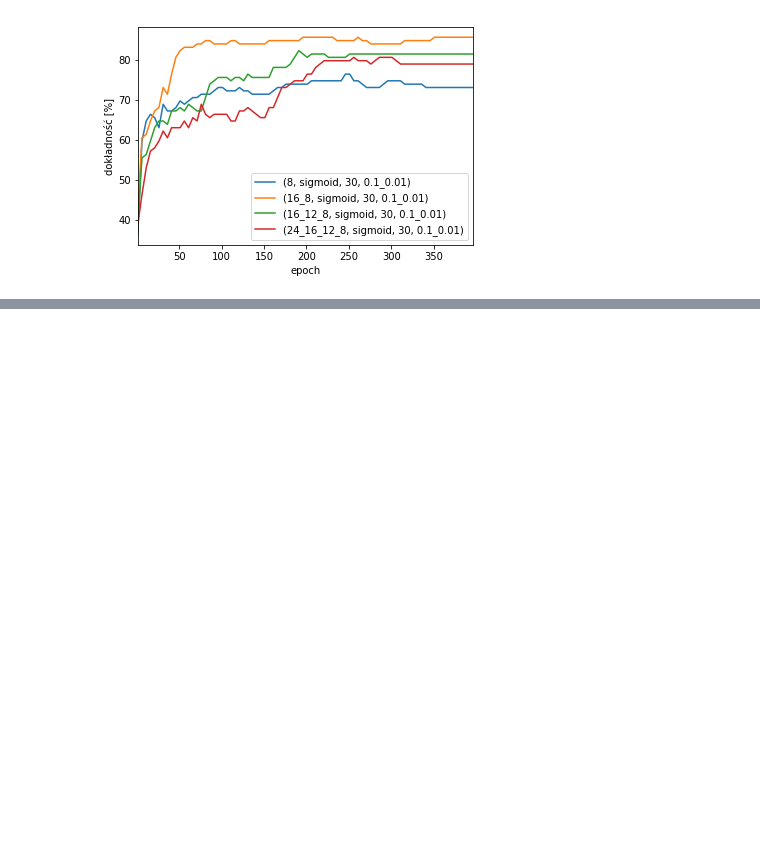
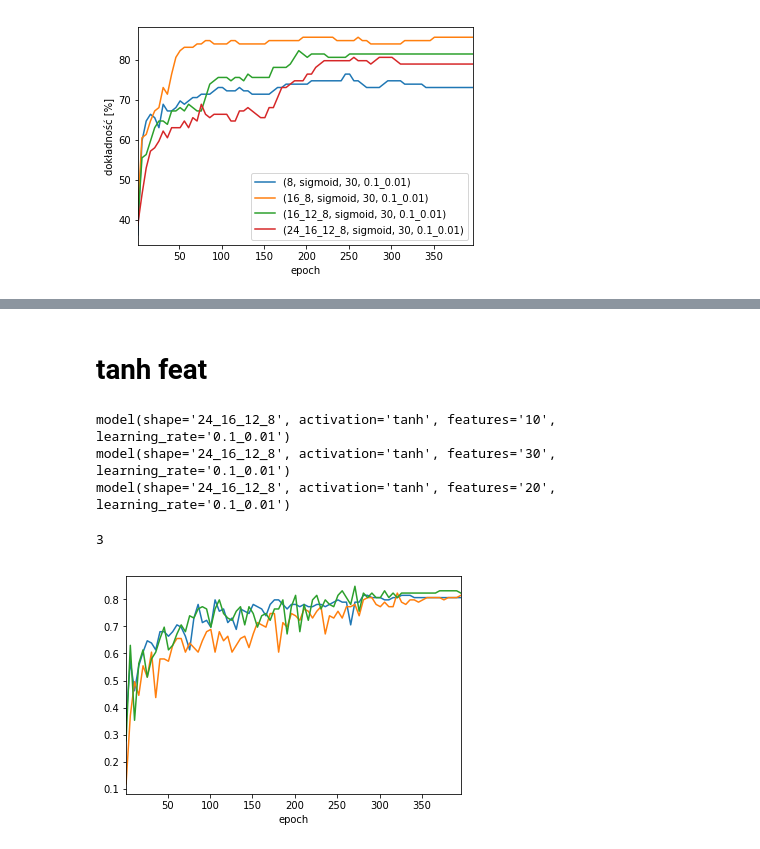
Before and after one commit to matbur/inz-doc, a Jupyter notebook: parse-tests.ipynb, the cells around one changed output, grey strips where cells are left out. Drawn from its saved outputs; the diff is of its cells as text; code cells hidden in the pictures; blank space fills up the shorter version.

```diff
--- a/parse-tests.ipynb
+++ b/parse-tests.ipynb
@@ -183,0 +229,10 @@ Index(['test_accuracy', 'test_loss'], dtype='object')
+# %%
+df0 = data['testing'][l[0]]
+df1 = data['testing'][l[1]]
+df2 = data['testing'][l[2]]
+print(df1.columns)
+df = pd.concat([df1, df2, df0], axis=1)
+for i, j in df.iterrows():
+    if i != 1 and i % 10:
+        continue
+    print(r'{} & {} \\ \hline'.format(i, ' & '.join([f'{i:.3f}' for i in j])))
@@ -183,0 +257,26 @@ Index(['test_accuracy', 'test_loss'], dtype='object')
+# %% [markdown]
+# tanh feat
+# %%
+l = []
+for k, v in data['testing'].items():
+    if (0
+        or k.shape not in ['24_16_12_8']
+        or k.activation not in ['tanh']
+#         or k.features not in ['30']
+#         or k.learning_rate not in ['0.2_0.01']
+        or v['test_accuracy'].iloc[-1] < .8
+#         or v['test_accuracy'].max() > .3
+       ):
+        continue
+    v['test_accuracy'].iloc[::5].plot(label=k)
+#     print(k)
+    l.append(k)
+# plt.legend()
+for i in l: print(i)
+len(l)
+# %% [output]
+model(shape='24_16_12_8', activation='tanh', features='10', learning_rate='0.1_0.01')
+model(shape='24_16_12_8', activation='tanh', features='30', learning_rate='0.1_0.01')
+model(shape='24_16_12_8', activation='tanh', features='20', learning_rate='0.1_0.01')
+3
+[figure, added]
```
Also changed, not shown: parts of 14 cells of this notebook, 2 other files.
